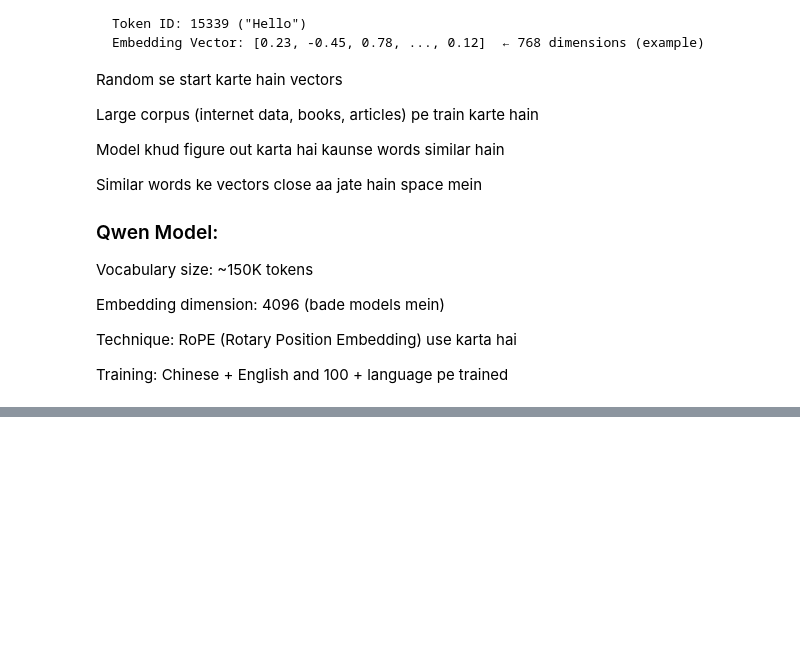
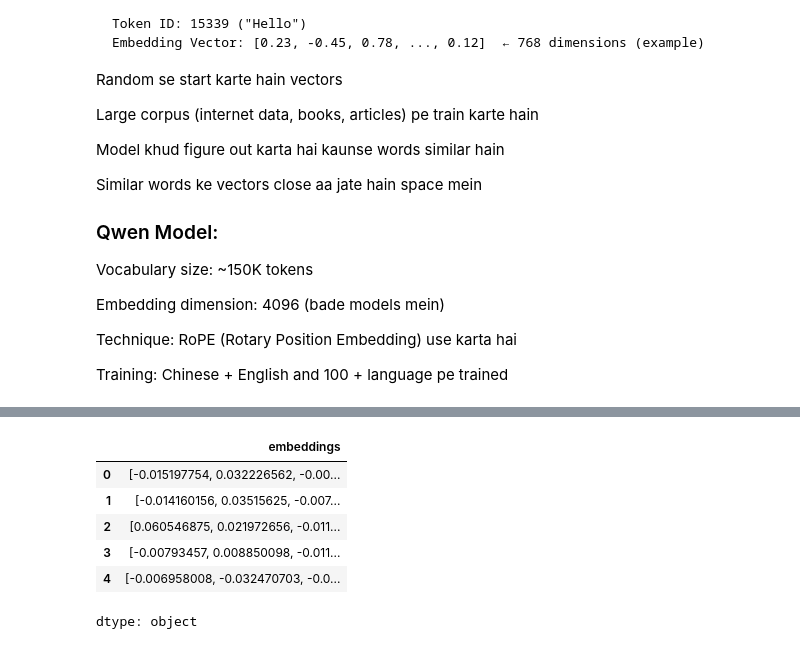
Before and after one commit to MANI-WEBDEVE/RAG_SYSTEM, a Jupyter notebook: COPY_LLM_RAG_SYSTEM.ipynb, the cells around one changed output, grey strips where cells are left out. Cells and saved outputs as stored; diff of their text form; code cells hidden in the pictures; blank space fills up the shorter version.

```diff
--- a/COPY_LLM_RAG_SYSTEM.ipynb
+++ b/COPY_LLM_RAG_SYSTEM.ipynb
@@ -418,0 +521,5 @@ for item in tqdm(page_chunk_over_min_token):
+# %%
+data=pd.read_parquet(embedding_df_save_path)
+len(data['embeddings'][1])
+print(type(data['embeddings'][1]))
+print(repr(data['embeddings'][1][:134]))  # Peek at the raw string
@@ -418,0 +544,10 @@ for item in tqdm(page_chunk_over_min_token):
+# %%
+data['embeddings'].head()
+# %% [output]
+|  | embeddings |
+| 0 | [-0.015197754, 0.032226562, -0.00... |
+| 1 | [-0.014160156, 0.03515625, -0.007... |
+| 2 | [0.060546875, 0.021972656, -0.011... |
+| 3 | [-0.00793457, 0.008850098, -0.011... |
+| 4 | [-0.006958008, -0.032470703, -0.0... |
+dtype: object
```
Also changed, not shown: parts of 25 cells of this notebook.
